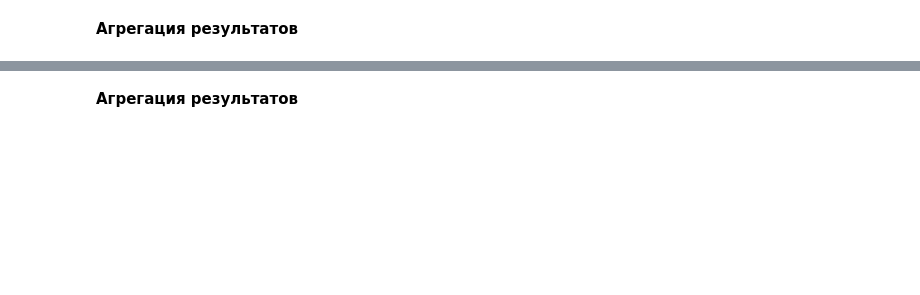
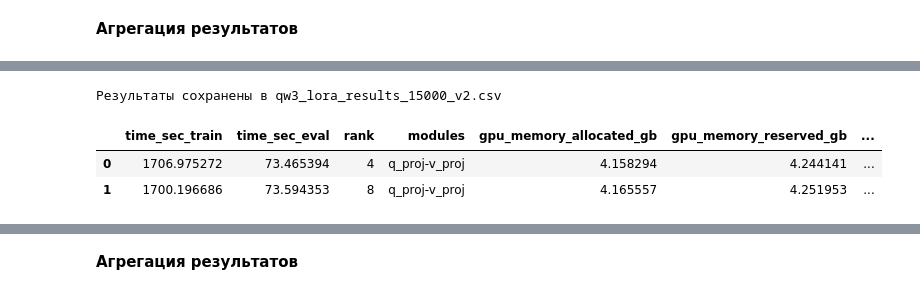
Before and after one commit to Lemekhova/msc-lemekhova, a Jupyter notebook: Эксперименты/Qwen3_AG_news/Exp_AG_qw3.ipynb, the cells around one changed output, grey strips where cells are left out. Saved outputs shown, nothing was run; the diff lists cells and outputs as text; code cells hidden in the pictures; blank space fills up the shorter version.

```diff
--- a/Эксперименты/Qwen3_AG_news/Exp_AG_qw3.ipynb
+++ b/Эксперименты/Qwen3_AG_news/Exp_AG_qw3.ipynb
@@ -926,3 +1023,16 @@ train_tok, test_tok = prepare_dataset(sample_frac=0.5)
+# %%
+# Создаем DataFrame со всеми результатами
+df_results = pd.DataFrame(results)
+
+# Сохраняем результаты
+df_results.to_csv("qw3_lora_results_15000_v2.csv", index=False)
+print("\nРезультаты сохранены в qw3_lora_results_15000_v2.csv")
+df_results
+# %% [output]
+Результаты сохранены в qw3_lora_results_15000_v2.csv
+|  | time_sec_train | time_sec_eval | rank | modules | gpu_memory_allocated_gb | gpu_memory_reserved_gb | ... |
+| 0 | 1706.975272 | 73.465394 | 4 | q_proj-v_proj | 4.158294 | 4.244141 | ... |
+| 1 | 1700.196686 | 73.594353 | 8 | q_proj-v_proj | 4.165557 | 4.251953 | ... |
 # %%
 # LoRA эксперименты
 ranks = [4, 8, 16, 32]
```
Also changed, not shown: parts of 129 cells of this notebook.
